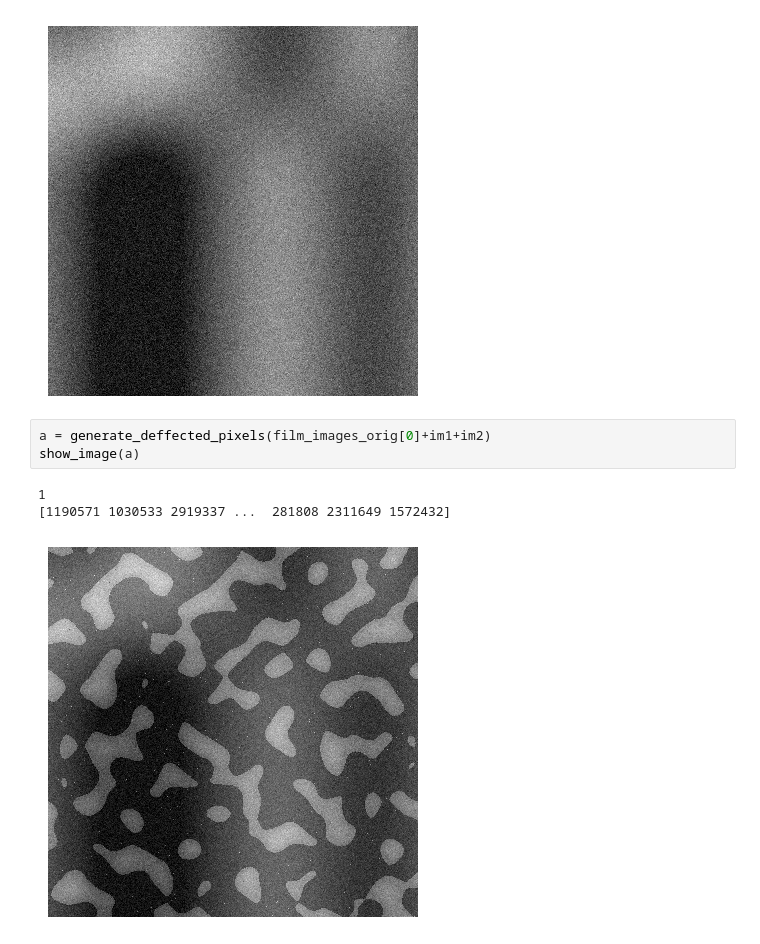
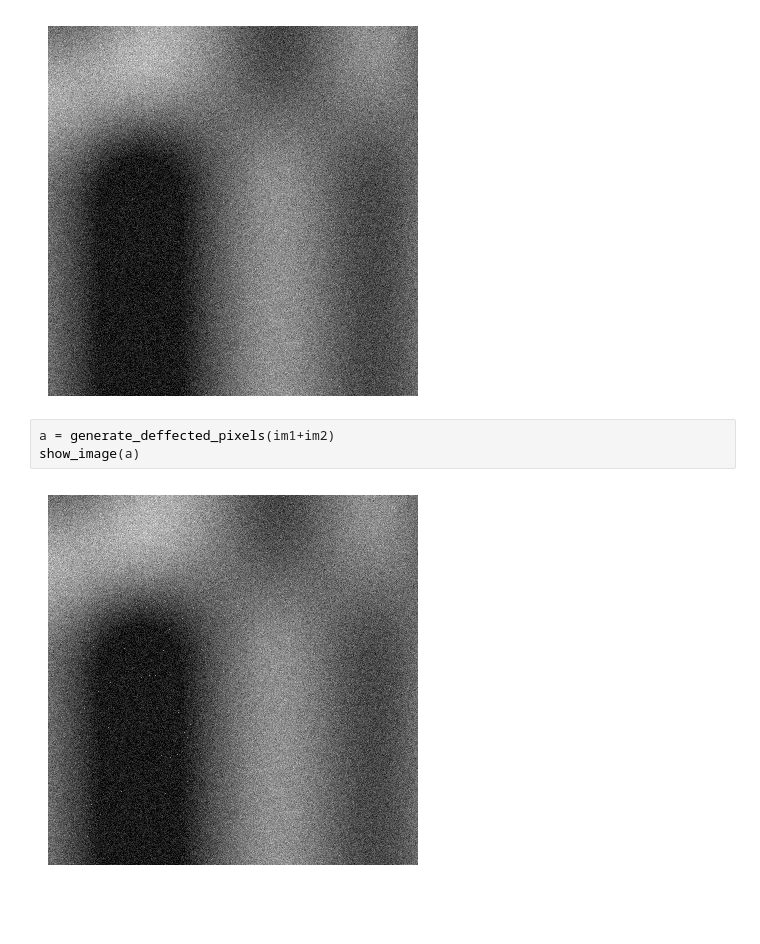
Before and after one commit to nzelenyy/space-hackathon-2025, a Jupyter notebook: Problem_3/1.ipynb, the cells around one changed output. Drawn from its saved outputs; the diff is of its cells as text; blank space fills up the shorter version.

```diff
--- a/Problem_3/1.ipynb
+++ b/Problem_3/1.ipynb
@@ -43,10 +43,8 @@ show_image(im1 + im2)
 # %% [output]
 [figure]
 # %%
-a = generate_deffected_pixels(film_images_orig[0]+im1+im2)
+a = generate_deffected_pixels(im1+im2)
 show_image(a)
 # %% [output]
-1
-[1190571 1030533 2919337 ...  281808 2311649 1572432]
-[figure, old version]
+[figure, new version]
 # %%
```
Also changed, not shown: parts of 2 cells of this notebook, 3 other files.
